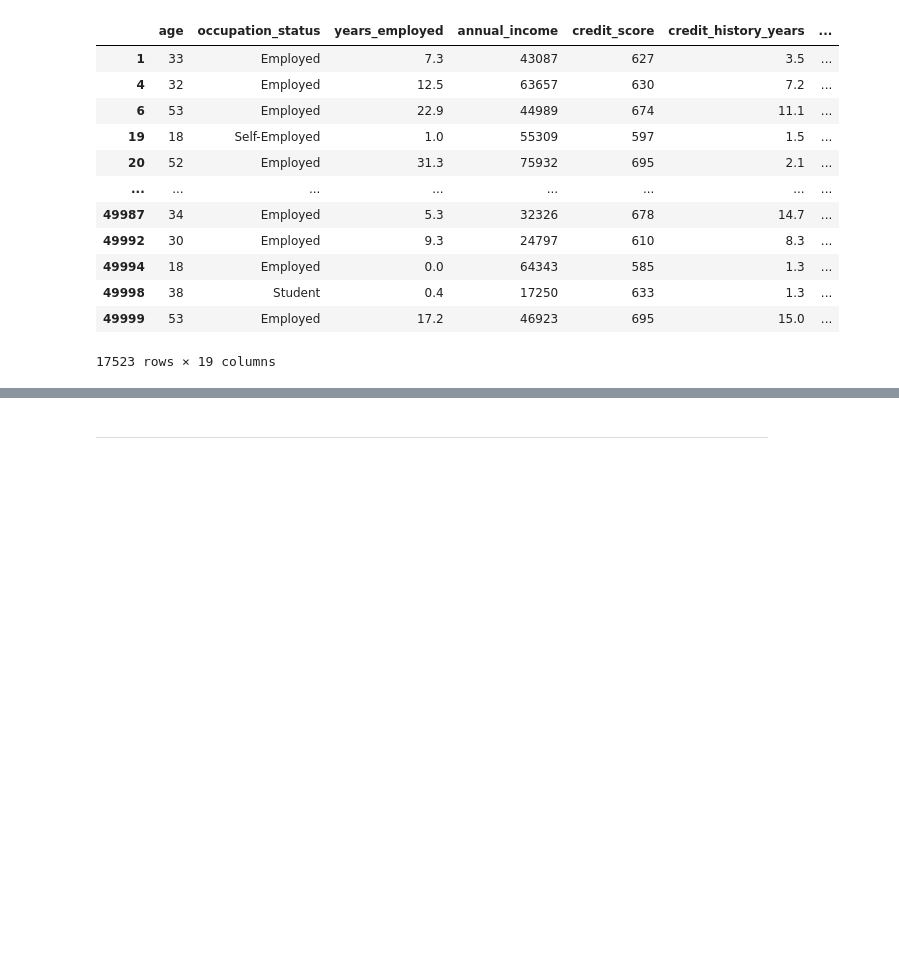
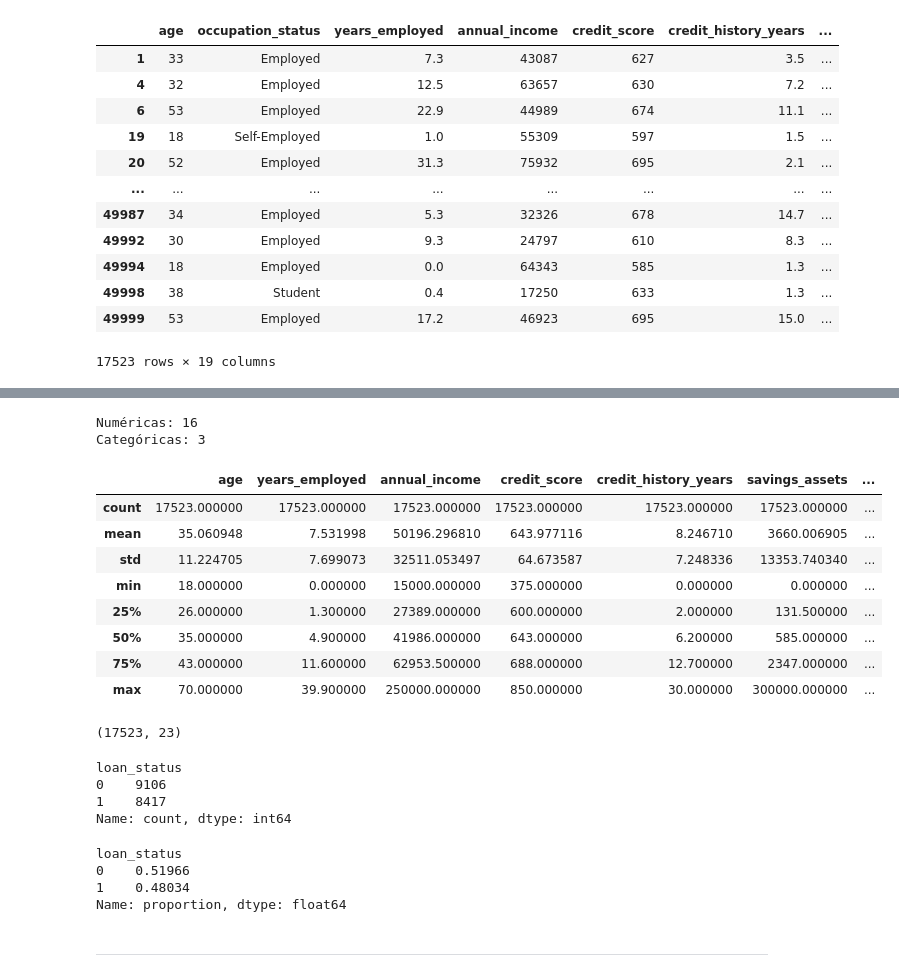
Before and after one commit to ppmelch/Credit_Model, a Jupyter notebook: notebooks/notebook.ipynb, the cells around one changed output, grey strips where cells are left out. Saved outputs shown, nothing was run; the diff lists cells and outputs as text; code cells hidden in the pictures; blank space fills up the shorter version.

```diff
--- a/notebooks/notebook.ipynb
+++ b/notebooks/notebook.ipynb
@@ -81,3 +101,46 @@ df
+# %%
+# Variables numéricas
+num_cols = df.select_dtypes(include=['int64', 'float64']).columns
+
+# Variables categóricas
+cat_cols = df.select_dtypes(include=['object', 'category']).columns
+
+# Cantidades
+print("Numéricas:", len(num_cols))
+print("Categóricas:", len(cat_cols))
+# %% [output]
+Numéricas: 16
+Categóricas: 3
+# %%
+df.describe()
+# %% [output]
+|  | age | years_employed | annual_income | credit_score | credit_history_years | savings_assets | ... |
+| count | 17523.000000 | 17523.000000 | 17523.000000 | 17523.000000 | 17523.000000 | 17523.000000 | ... |
+| mean | 35.060948 | 7.531998 | 50196.296810 | 643.977116 | 8.246710 | 3660.006905 | ... |
+| std | 11.224705 | 7.699073 | 32511.053497 | 64.673587 | 7.248336 | 13353.740340 | ... |
+| min | 18.000000 | 0.000000 | 15000.000000 | 375.000000 | 0.000000 | 0.000000 | ... |
+| 25% | 26.000000 | 1.300000 | 27389.000000 | 600.000000 | 2.000000 | 131.500000 | ... |
+| 50% | 35.000000 | 4.900000 | 41986.000000 | 643.000000 | 6.200000 | 585.000000 | ... |
+| 75% | 43.000000 | 11.600000 | 62953.500000 | 688.000000 | 12.700000 | 2347.000000 | ... |
+| max | 70.000000 | 39.900000 | 250000.000000 | 850.000000 | 30.000000 | 300000.000000 | ... |
+# %%
+df.shape
+# %% [output]
+(17523, 23)
+# %%
+df['loan_status'].value_counts()
+# %% [output]
+loan_status
+0    9106
+1    8417
+Name: count, dtype: int64
+# %%
+df['loan_status'].value_counts(normalize=True)
+# %% [output]
+loan_status
+0    0.51966
+1    0.48034
+Name: proportion, dtype: float64
 # %% [markdown]
 ---
 # %% [markdown]
```
Also changed, not shown: parts of 5 cells of this notebook, 8 other files.
